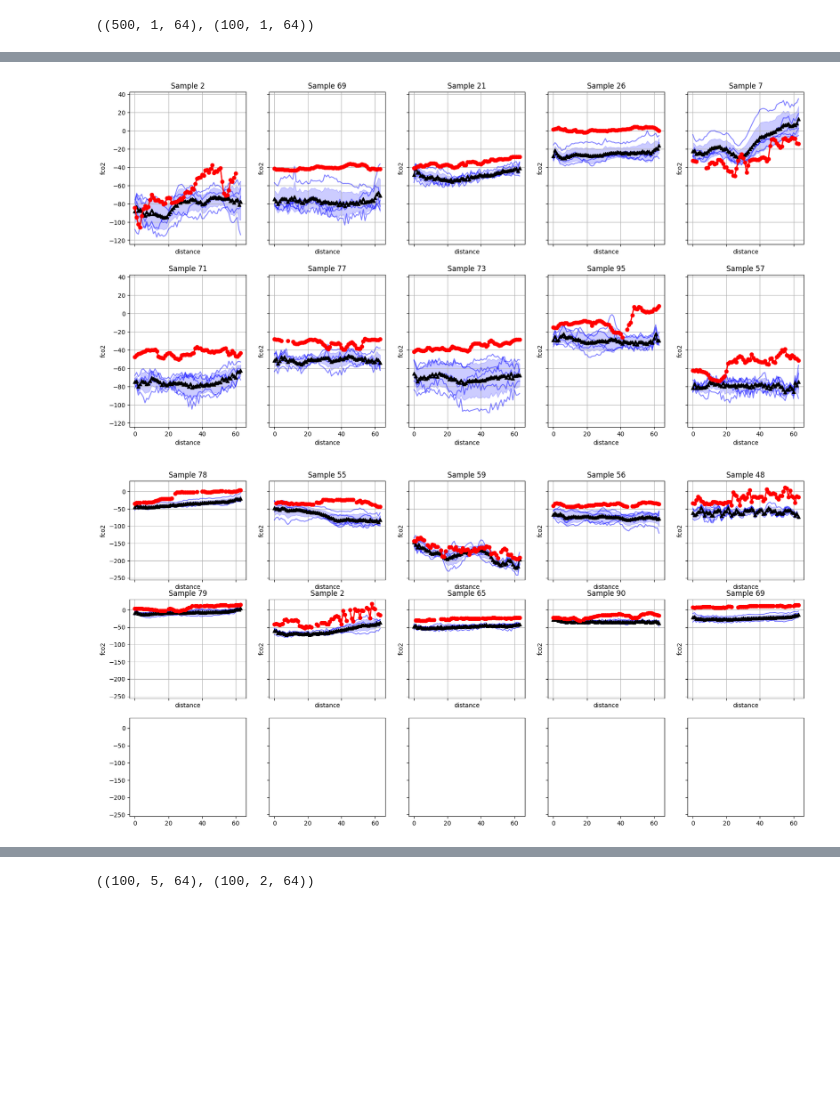
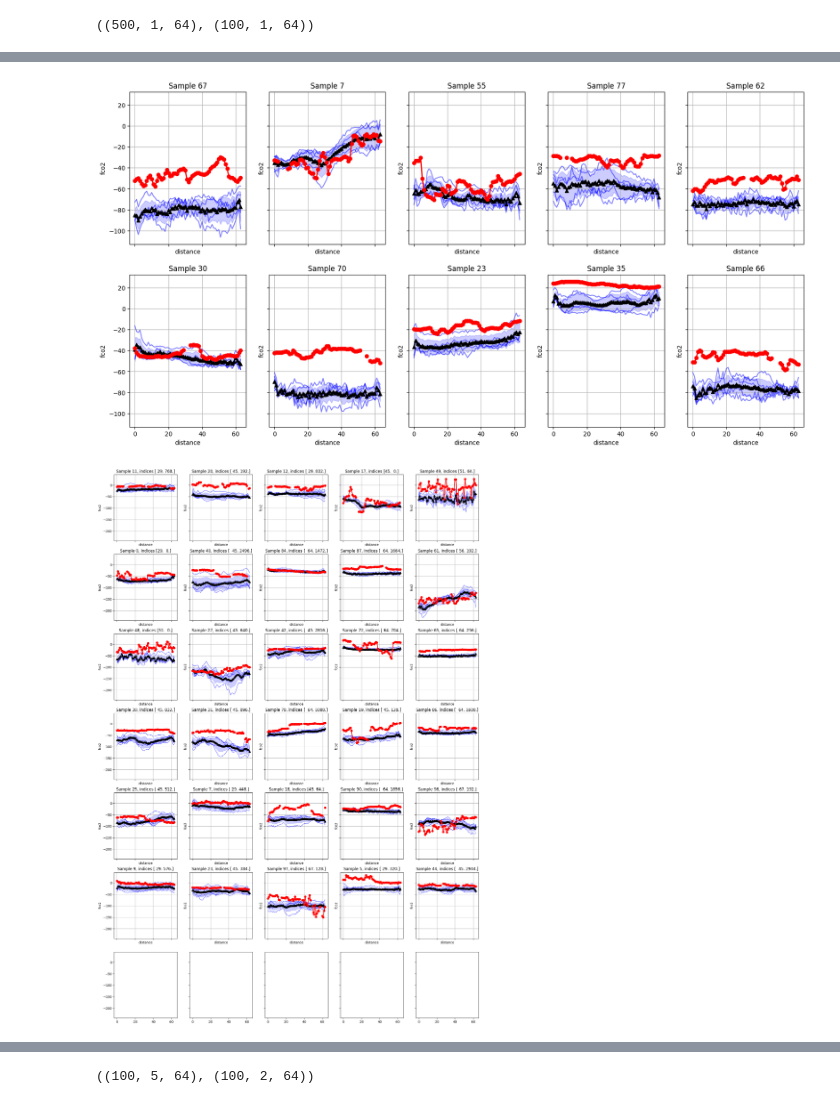
Before and after one commit to ebrusoni/fco2diffusion, a Jupyter notebook: training/new_loss_analysis.ipynb, the cells around one changed output, grey strips where cells are left out. Saved outputs shown, nothing was run; the diff lists cells and outputs as text; code cells hidden in the pictures; blank space fills up the shorter version.

```diff
--- a/training/new_loss_analysis.ipynb
+++ b/training/new_loss_analysis.ipynb
@@ -121,14 +125,16 @@ test_ds, test_index = prep_for_eval(df_test, predictors, coords)
 print(f"train_ds shape: {train_ds.shape}, val_ds shape: {val_ds.shape}, test_ds shape: {test_ds.shape}")
 train_context_mask, val_context_mask, test_context_mask = get_context_mask([train_ds, val_ds, test_ds])
 train_ds = train_ds[train_context_mask]
+train_index = train_index[train_context_mask]
 val_ds = val_ds[val_context_mask]
+val_index = val_index[val_context_mask]
 test_ds = test_ds[test_context_mask]
+test_index = test_index[test_context_mask]
 print(f"removing context nans")
 print(f"train_ds shape: {train_ds.shape}, val_ds shape: {val_ds.shape}, test_ds shape: {test_ds.shape}")
 
 mode = params["mode"]
 train_ds_norm, val_ds_norm, test_ds_norm = normalize_dss([train_ds.copy(), val_ds.copy(), test_ds.copy()], train_stats, mode, ignore=[])
-
 
 # def add_fco2_mask(ds):
 #     not_nan_mask = (~np.isnan(ds[:, 0:1, :])).astype(np.float32)
@@ -157,3 +163,10 @@ train_ds shape: (61164, 13, 64), val_ds shape: (11896, 13, 64), test_ds shape: (
 removing context nans
 train_ds shape: (49116, 13, 64), val_ds shape: (9656, 13, 64), test_ds shape: (9998, 13, 64)
 train_ds shape: (49116, 13, 64), val_ds shape: (9656, 13, 64), test_ds shape: (9998, 13, 64)
+# %%
+i = 28
+# samples = val_samples[i, :, :]
+truth = val_ds[i, 1, :]
+indices = val_index[i, 1, :]
+print(f"truth: {truth}")
+print(f"indices: {indices}")
@@ -319,19 +375,20 @@ for i, ax in zip(ixs, axs.flatten()):
 
 plt.show()
 # %% [output]
-[figure, old version]
+[figure, new version]
 # %%
 from fco2models.ueval import plot_samples
 import matplotlib.pyplot as plt
 
-ixs = np.random.choice(np.arange(0, n_samples), 10, replace=False)
+ixs = np.random.choice(np.arange(0, n_samples), 30, replace=False)
 
 fig, axs = plt.subplots(len(ixs)//5 + 1, 5, figsize=(20, len(ixs)), sharex=True, sharey=True)
 for i, ax in zip(ixs, axs.flatten()):
     samples = val_samples[i, :, :]
     truth = val_ds[i, 0, :]
-    plot_samples(ax, samples, truth, title=f"Sample {i}")
+    indices = val_index[i, :, 0]
+    plot_samples(ax, samples, truth, title=f"Sample {i}, indices {indices}")
 
 plt.show()
 # %% [output]
-[figure, old version]
+[figure, new version]
```
Also changed, not shown: parts of 18 cells of this notebook.
